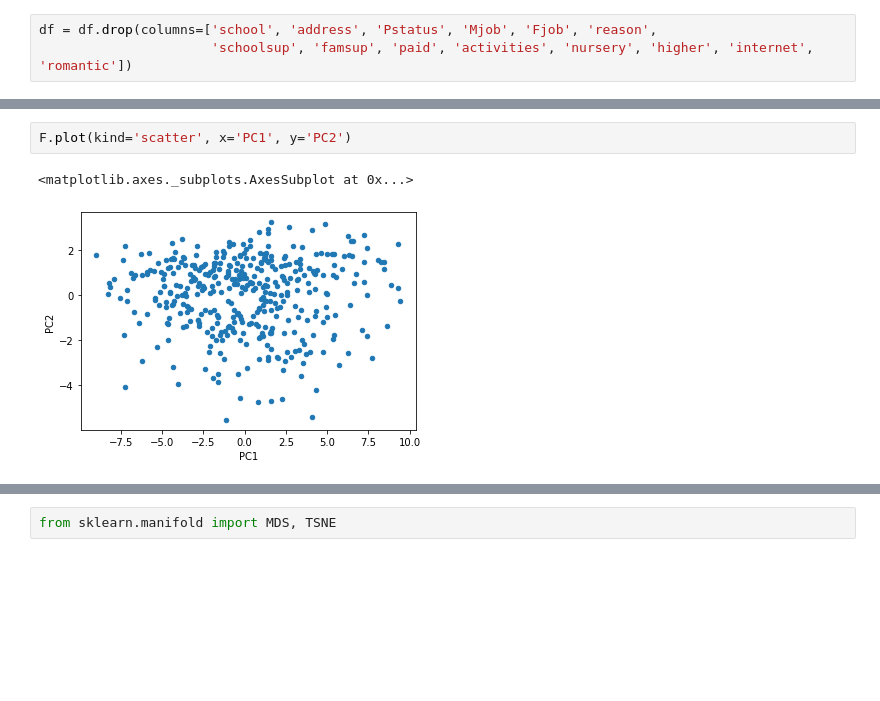
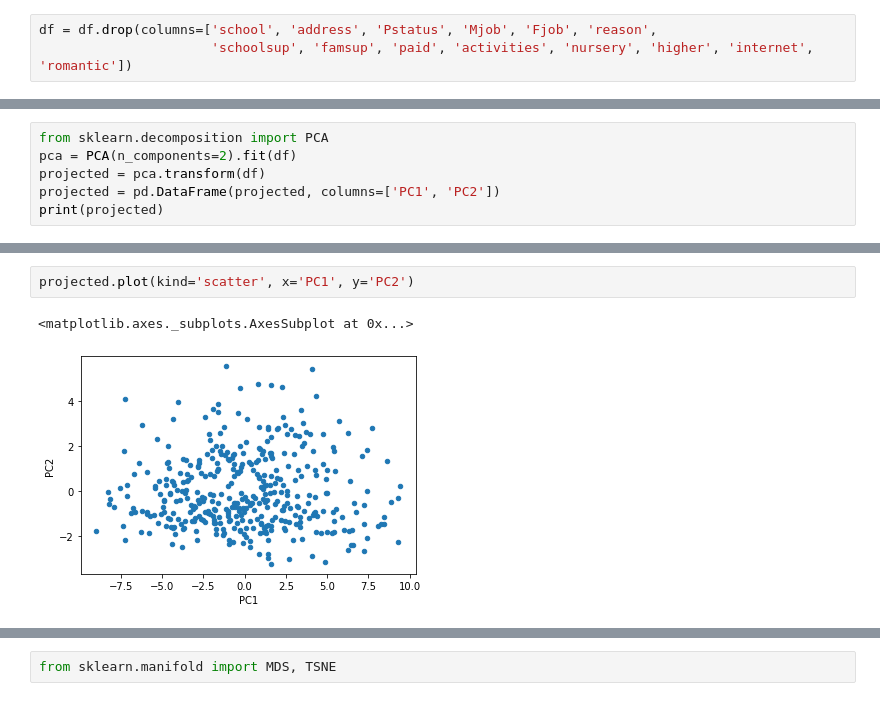
Before and after one commit to stephenbaek/bigdata, a Jupyter notebook: in-class-assignments/ica04/Data_Preprocessing_and_Visualization.ipynb, the cells around one changed output, grey strips where cells are left out. Drawn from its saved outputs; the diff is of its cells as text; blank space fills up the shorter version.

```diff
--- a/in-class-assignments/ica04/Data_Preprocessing_and_Visualization.ipynb
+++ b/in-class-assignments/ica04/Data_Preprocessing_and_Visualization.ipynb
@@ -280,0 +301,6 @@ F
+# %%
+from sklearn.decomposition import PCA
+pca = PCA(n_components=2).fit(df)
+projected = pca.transform(df)
+projected = pd.DataFrame(projected, columns=['PC1', 'PC2'])
+print(projected)
@@ -281,7 +322,7 @@ F
 # %%
-F.plot(kind='scatter', x='PC1', y='PC2')
+projected.plot(kind='scatter', x='PC1', y='PC2')
 # %% [output]
 <matplotlib.axes._subplots.AxesSubplot at 0x...>
-[figure, old version]
+[figure, new version]
 # %%
 attrib = list(df)         # get attribute names
```
Also changed, not shown: parts of 17 cells of this notebook.
